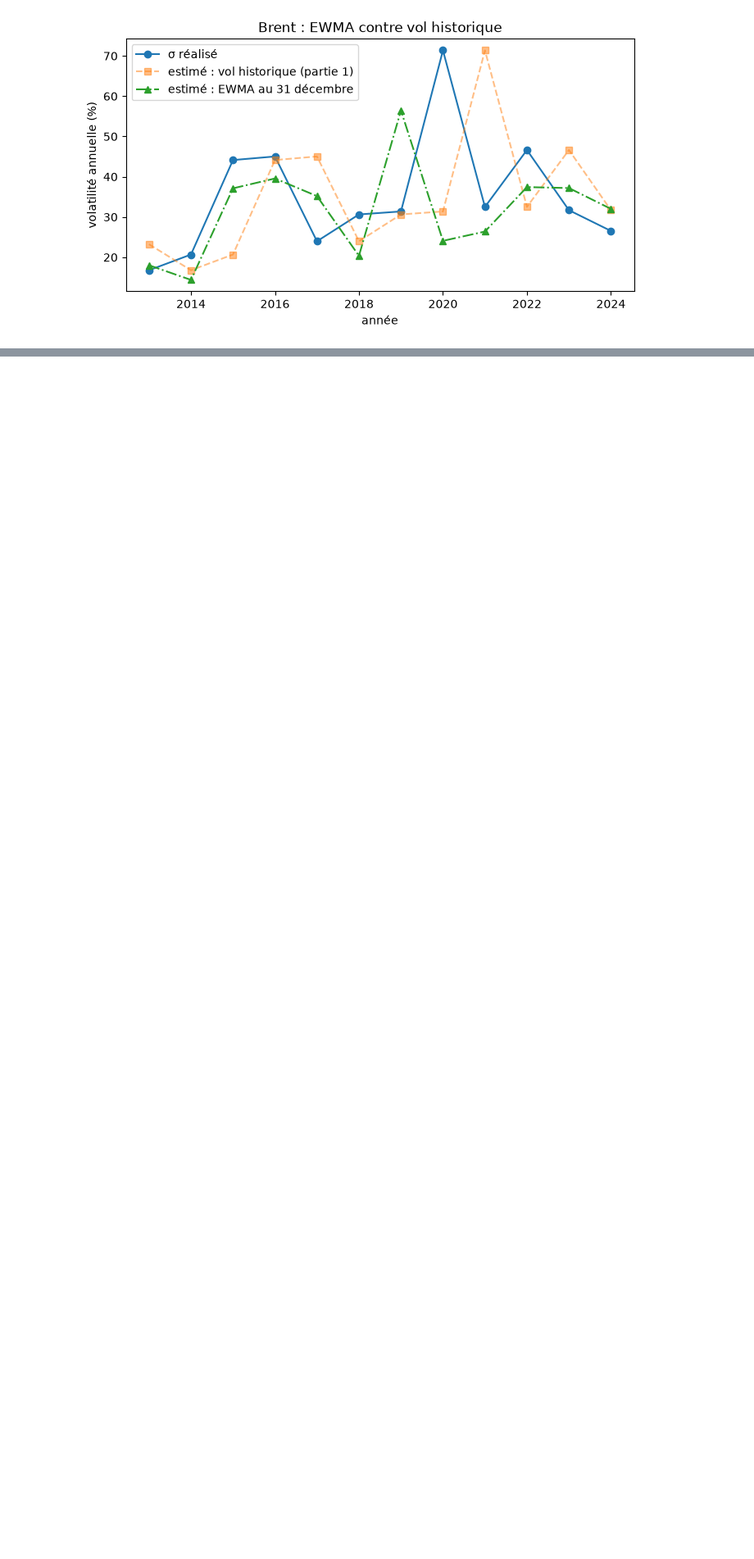
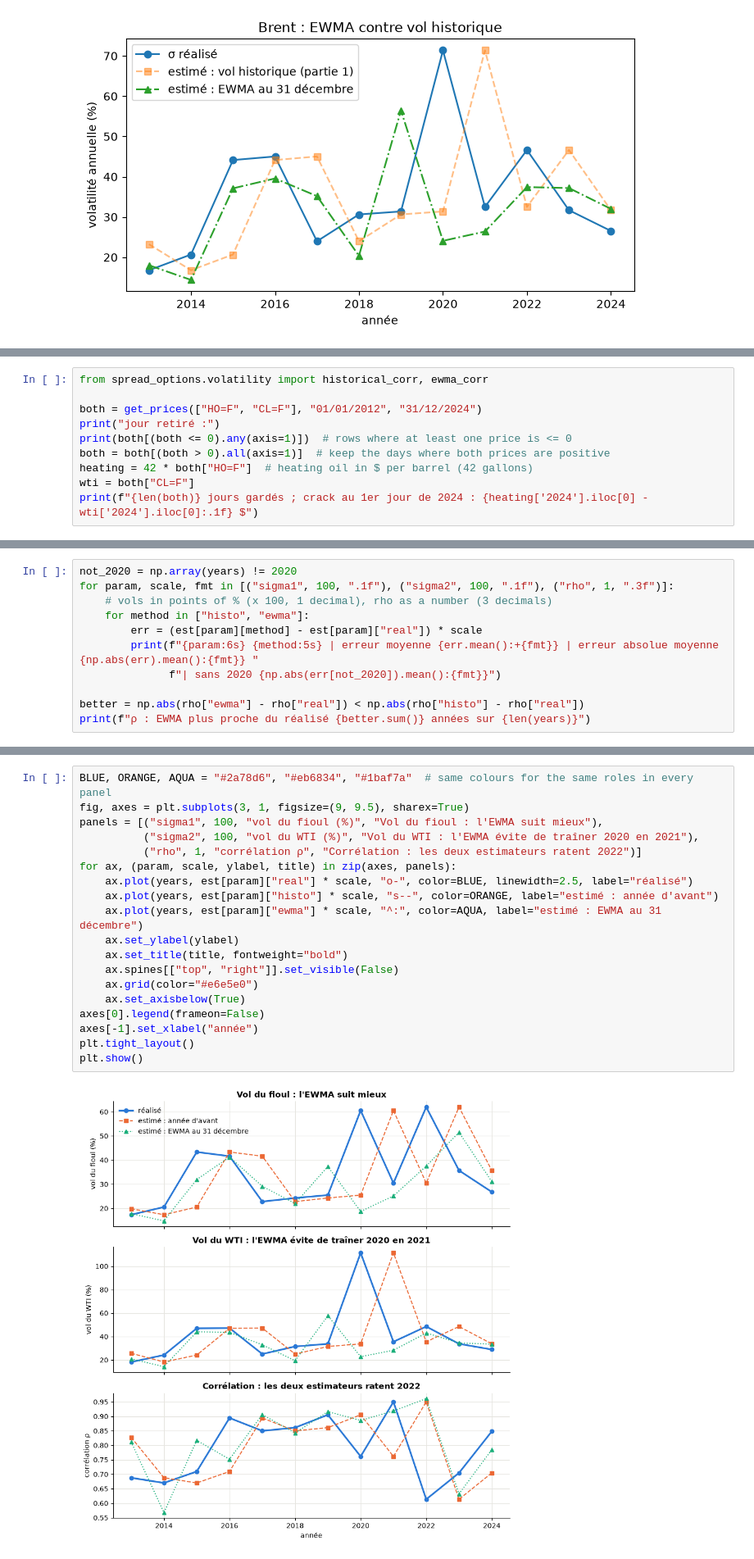
Before and after one commit to Maxence-Latreuille/spread-option-pricing, a Jupyter notebook: notebooks/02_volatility_estimation.ipynb, the cells around one changed output, grey strips where cells are left out. Shown at 82% size. Saved outputs shown, nothing was run; the diff lists cells and outputs as text; blank space fills up the shorter version.

```diff
--- a/notebooks/02_volatility_estimation.ipynb
+++ b/notebooks/02_volatility_estimation.ipynb
@@ -160,0 +156,10 @@ Le choix λ = 0,94 vient de RiskMetrics, qui l'a calibré pour prévoir la vol d
+# %%
+from spread_options.volatility import historical_corr, ewma_corr
+
+both = get_prices(["HO=F", "CL=F"], "01/01/2012", "31/12/2024")
+print("jour retiré :")
+print(both[(both <= 0).any(axis=1)])  # rows where at least one price is <= 0
+both = both[(both > 0).all(axis=1)]  # keep the days where both prices are positive
+heating = 42 * both["HO=F"]  # heating oil in $ per barrel (42 gallons)
+wti = both["CL=F"]
+print(f"{len(both)} jours gardés ; crack au 1er jour de 2024 : {heating['2024'].iloc[0] - wti['2024'].iloc[0]:.1f} $")
@@ -160,0 +207,11 @@ Le choix λ = 0,94 vient de RiskMetrics, qui l'a calibré pour prévoir la vol d
+# %%
+not_2020 = np.array(years) != 2020
+for param, scale, fmt in [("sigma1", 100, ".1f"), ("sigma2", 100, ".1f"), ("rho", 1, ".3f")]:
+    # vols in points of % (x 100, 1 decimal), rho as a number (3 decimals)
+    for method in ["histo", "ewma"]:
+        err = (est[param][method] - est[param]["real"]) * scale
+        print(f"{param:6s} {method:5s} | erreur moyenne {err.mean():+{fmt}} | erreur absolue moyenne {np.abs(err).mean():{fmt}} "
+              f"| sans 2020 {np.abs(err[not_2020]).mean():{fmt}}")
+
+better = np.abs(rho["ewma"] - rho["real"]) < np.abs(rho["histo"] - rho["real"])
+print(f"ρ : EWMA plus proche du réalisé {better.sum()} années sur {len(years)}")
@@ -160,0 +226,21 @@ Le choix λ = 0,94 vient de RiskMetrics, qui l'a calibré pour prévoir la vol d
+# %%
+BLUE, ORANGE, AQUA = "#2a78d6", "#eb6834", "#1baf7a"  # same colours for the same roles in every panel
+fig, axes = plt.subplots(3, 1, figsize=(9, 9.5), sharex=True)
+panels = [("sigma1", 100, "vol du fioul (%)", "Vol du fioul : l'EWMA suit mieux"),
+          ("sigma2", 100, "vol du WTI (%)", "Vol du WTI : l'EWMA évite de traîner 2020 en 2021"),
+          ("rho", 1, "corrélation ρ", "Corrélation : les deux estimateurs ratent 2022")]
+for ax, (param, scale, ylabel, title) in zip(axes, panels):
+    ax.plot(years, est[param]["real"] * scale, "o-", color=BLUE, linewidth=2.5, label="réalisé")
+    ax.plot(years, est[param]["histo"] * scale, "s--", color=ORANGE, label="estimé : année d'avant")
+    ax.plot(years, est[param]["ewma"] * scale, "^:", color=AQUA, label="estimé : EWMA au 31 décembre")
+    ax.set_ylabel(ylabel)
+    ax.set_title(title, fontweight="bold")
+    ax.spines[["top", "right"]].set_visible(False)
+    ax.grid(color="#e6e5e0")
+    ax.set_axisbelow(True)
+axes[0].legend(frameon=False)
+axes[-1].set_xlabel("année")
+plt.tight_layout()
+plt.show()
+# %% [output]
+[figure, added]
```
Also changed, not shown: parts of 13 cells of this notebook, 3 other files.
